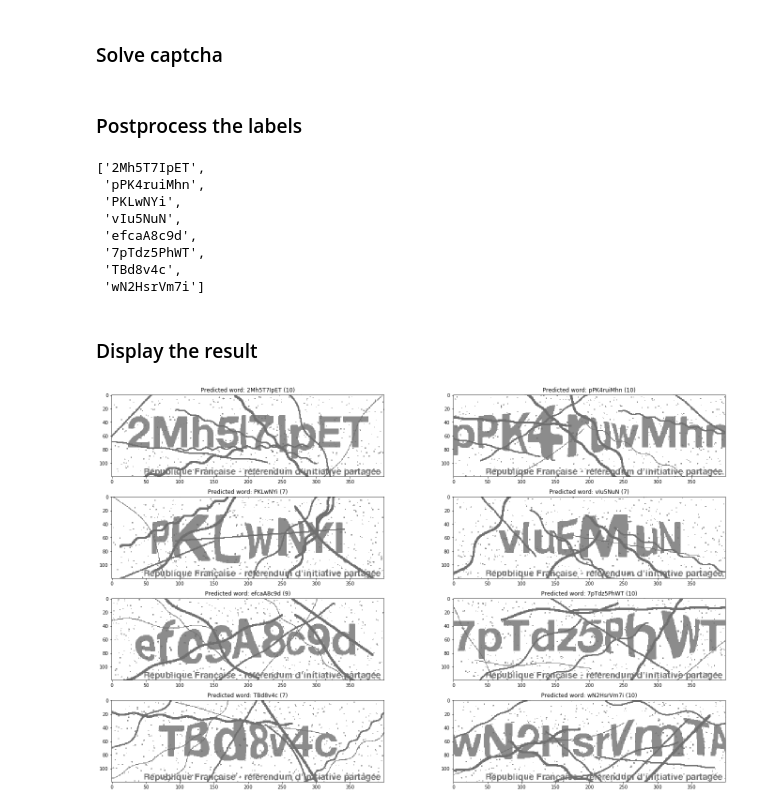
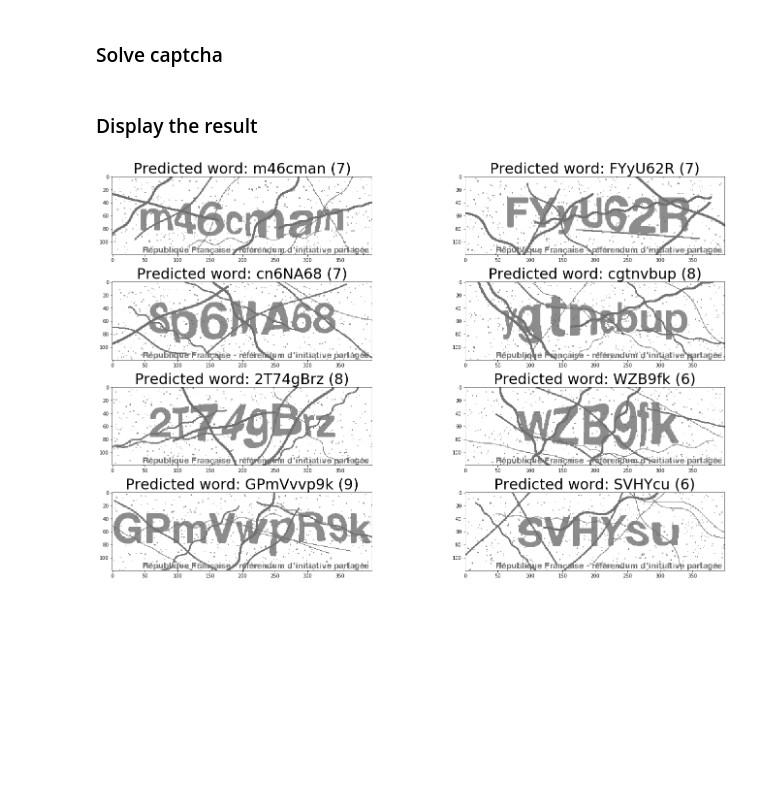
Before and after one commit to hadim/captchanet, a Jupyter notebook: notebooks/RIP/Captchanet Inference Example.ipynb, the cells around one changed output. Drawn from its saved outputs; the diff is of its cells as text; code cells hidden in the pictures; blank space fills up the shorter version.

```diff
--- a/notebooks/RIP/Captchanet Inference Example.ipynb
+++ b/notebooks/RIP/Captchanet Inference Example.ipynb
@@ -80,15 +85,8 @@ download_zip(model_url, model_path)
 # %% [markdown]
 ### Load the model
-# %%
-# Load the tokenizer used to convert (vector of integers to list of letters).
-# The tokenizer could/should be embedded in the model in the future.
-with open(model_path / 'tokenizer.json') as f:
-  #tokenizer = tf.keras.preprocessing.text.tokenizer_from_json(f.read())
-  from keras_preprocessing import text
-  tokenizer = text.tokenizer_from_json(f.read())
-
-# Load the model in memory
-model = tf.keras.models.load_model(str(model_path / 'model'))
+# %%
+# Load the model in memory
+model = tf.saved_model.load(str(model_path / 'inference_model'))
 # %% [markdown]
 ### Get images
 # %%
@@ -118,39 +103,23 @@ Deprecated in favor of operator or tf.math.divide.
 ### Solve captcha
 # %%
 # Here we run the model
-labels = model(batch)
+words = model.solve(images)
+words = words.numpy()
-# %% [markdown]
-### Postprocess the labels
-# %%
-# Decode the predicted labels to words.
-labels = tf.argmax(labels, axis=2)
-words = tokenizer.sequences_to_texts(labels.numpy())
-words = [word.replace(' ', '') for word in words]
-words
-# %% [output]
-['2Mh5T7IpET',
- 'pPK4ruiMhn',
- 'PKLwNYi',
- 'vIu5NuN',
- 'efcaA8c9d',
- '7pTdz5PhWT',
- 'TBd8v4c',
- 'wN2HsrVm7i']
 # %% [markdown]
 ### Display the result
 # %%
 # Plot the images with the predicted words.
 size = 3
 ncols = 2
 nrows = batch_size // ncols
 ratio = images.shape[2] / images.shape[1]
 figsize = (ncols * size * ratio, size * nrows)
 fig, axs = plt.subplots(nrows=nrows, ncols=ncols, figsize=figsize, constrained_layout=True)
 axs = axs.flatten()
 
 for image, word, ax in zip(images, words, axs):
   ax.imshow(image)
-  text = f'Predicted word: {word} ({len(word)})'
-  ax.set_title(text)
+  text = f'Predicted word: {word.decode()} ({len(word)})'
+  ax.set_title(text, fontsize=30)
 # %% [output]
-[figure, old version]
+[figure, new version]
```
Also changed, not shown: parts of 4 cells of this notebook, 8 other files.
